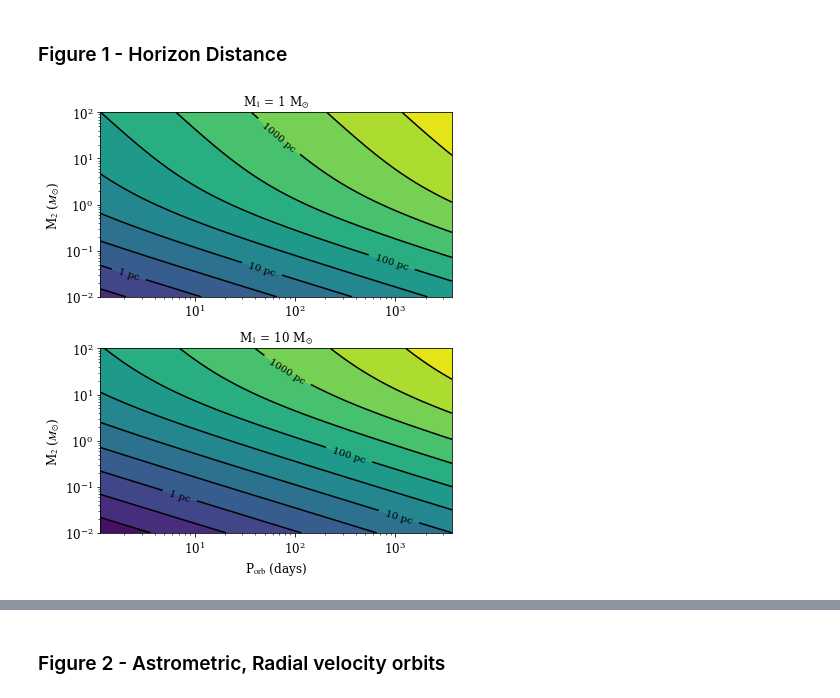
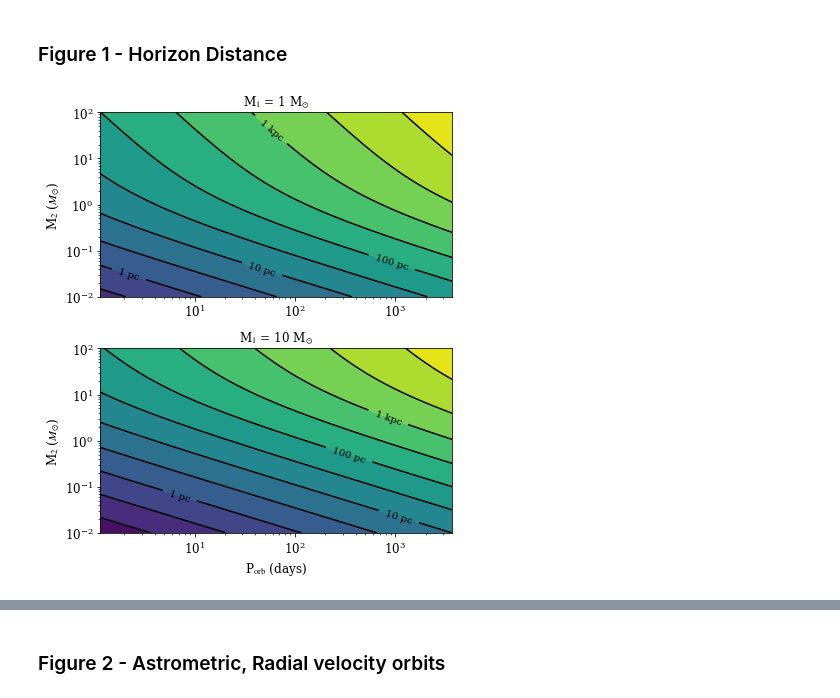
Before and after one commit to astroJeff/gaia_BH, a Jupyter notebook: notebooks/Figures.ipynb, the cells around one changed output, grey strips where cells are left out. Drawn from its saved outputs; the diff is of its cells as text; code cells hidden in the pictures.

Commit message:
Updated run_grid.py, added updated Figures notebook

```diff
--- a/notebooks/Figures.ipynb
+++ b/notebooks/Figures.ipynb
@@ -83,41 +83,43 @@ for i, M1_test in enumerate([1.0, 10.0]):
 
     XX, YY = np.meshgrid(x_axis, y_axis)
 
-    levels = np.linspace(-1.5, 5, 14)
+    levels = np.linspace(-1.5, 6, 16)
 
     dist = horizon_distance(XX, M1=M1_test, M2=M2_set_2D)
 
 
     p1 = ax[i].contourf(XX/secday, M2_set_2D, np.log10(dist), levels=levels, vmin=-1.5, vmax=4.5)
     p2 = ax[i].contour(XX/secday, M2_set_2D, np.log10(dist), levels=levels, colors='k', zorder=10, linestyles='solid')
 
     ax[i].set_xlim(1.0e5/secday, 10**8.5/secday)
     ax[i].set_ylim(1.0e-2, 1.0e2)
     ax[i].set_xscale('log')
     ax[i].set_yscale('log')
 
 
 
     if int(M1_test) == M1_test:
         ax[i].set_title(r'M$_1$ = '+str(int(M1_test))+r' M$_{\odot}$', fontsize=12)
     else:
         ax[i].set_title(r'M$_1$ = '+str(M1_test)+r' M$_{\odot}$', fontsize=12)
 
     if i == 1: ax[i].set_xlabel(r'P$_{\rm{orb}}$ (days)')
     ax[i].set_ylabel(r'M$_2$ ($M_{\odot}$)')
 
 
 
     fmt = {}
     for l in p2.levels:
-        if l >= 0.0 and l < 4.0:
+        if l >= 0.0 and l < 5.0:
             fmt[l] = str(int(10.0**l)) + ' pc'
+        if l >= 3.0:
+            fmt[l] = str(int(10.0**(l-3))) + ' kpc'
 
     ax[i].clabel(p2, p2.levels[3:10:2], inline=True, fmt=fmt)
 
 
 plt.tight_layout()
-# plt.savefig("../figures/horizon_distance.pdf")
-plt.show()
+plt.savefig("../figures/horizon_distance.pdf")
+# plt.show()
 # %% [output]
-[figure, old version]
+[figure, new version]
```
Also changed, not shown: parts of 1 cell of this notebook, 1 other file.
